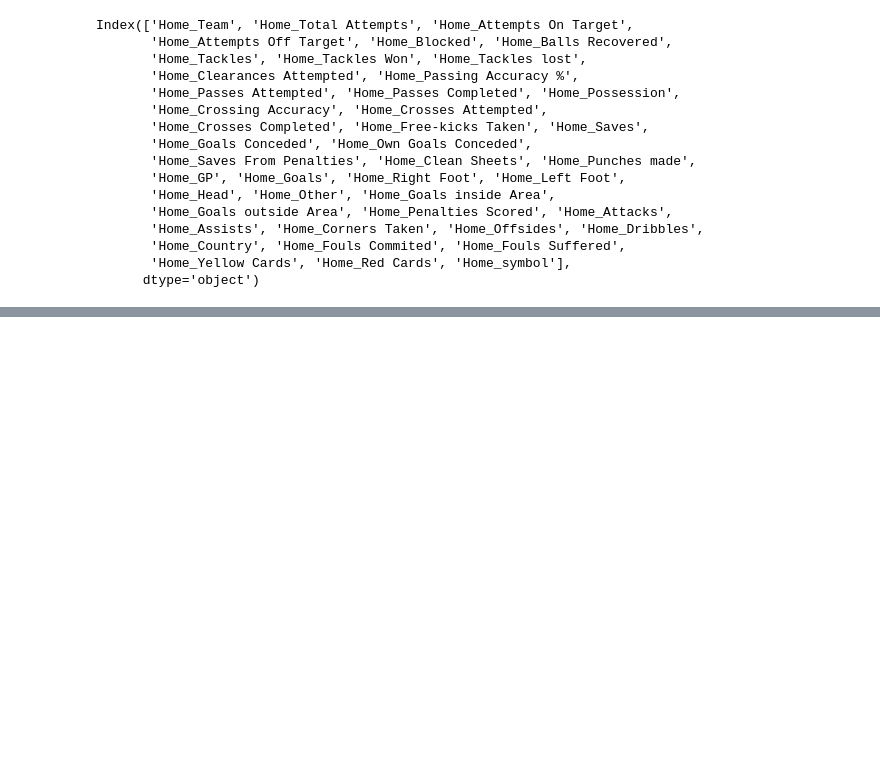
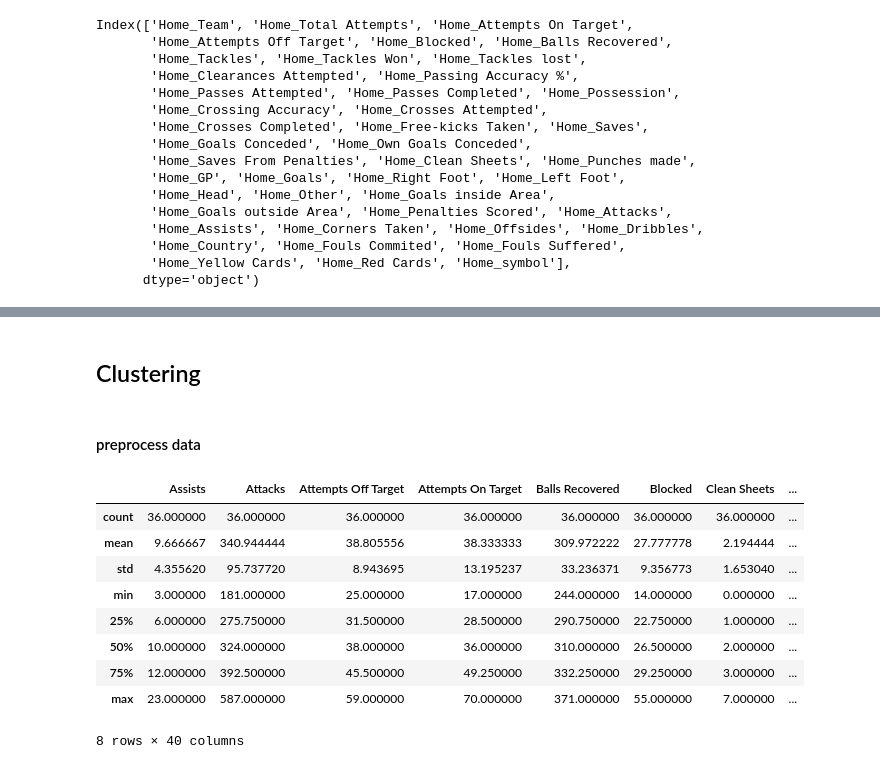
Before and after one commit to NikolaosTM/UCL2025, a Jupyter notebook: LeaguePhase/workbook.ipynb, the cells around one changed output, grey strips where cells are left out. Saved outputs shown, nothing was run; the diff lists cells and outputs as text; code cells hidden in the pictures; blank space fills up the shorter version.

```diff
--- a/LeaguePhase/workbook.ipynb
+++ b/LeaguePhase/workbook.ipynb
@@ -339,0 +343,19 @@ y_pred_df.join(y_test.reset_index(inplace=False)).drop(columns=['index'])
+# %% [markdown]
+## Clustering
+# %% [markdown]
+#### preprocess data
+# %%
+uefa_df_labels = ['Team','Country','symbol']
+cluster_df = uefa_df[uefa_df.columns.difference(uefa_df_labels)].drop(columns='GP')
+cluster_df.describe()
+# %% [output]
+|  | Assists | Attacks | Attempts Off Target | Attempts On Target | Balls Recovered | Blocked | Clean Sheets | ... |
+| count | 36.000000 | 36.000000 | 36.000000 | 36.000000 | 36.000000 | 36.000000 | 36.000000 | ... |
+| mean | 9.666667 | 340.944444 | 38.805556 | 38.333333 | 309.972222 | 27.777778 | 2.194444 | ... |
+| std | 4.355620 | 95.737720 | 8.943695 | 13.195237 | 33.236371 | 9.356773 | 1.653040 | ... |
+| min | 3.000000 | 181.000000 | 25.000000 | 17.000000 | 244.000000 | 14.000000 | 0.000000 | ... |
+| 25% | 6.000000 | 275.750000 | 31.500000 | 28.500000 | 290.750000 | 22.750000 | 1.000000 | ... |
+| 50% | 10.000000 | 324.000000 | 38.000000 | 36.000000 | 310.000000 | 26.500000 | 2.000000 | ... |
+| 75% | 12.000000 | 392.500000 | 45.500000 | 49.250000 | 332.250000 | 29.250000 | 3.000000 | ... |
+| max | 23.000000 | 587.000000 | 59.000000 | 70.000000 | 371.000000 | 55.000000 | 7.000000 | ... |
+8 rows × 40 columns
```
Also changed, not shown: parts of 16 cells of this notebook.
